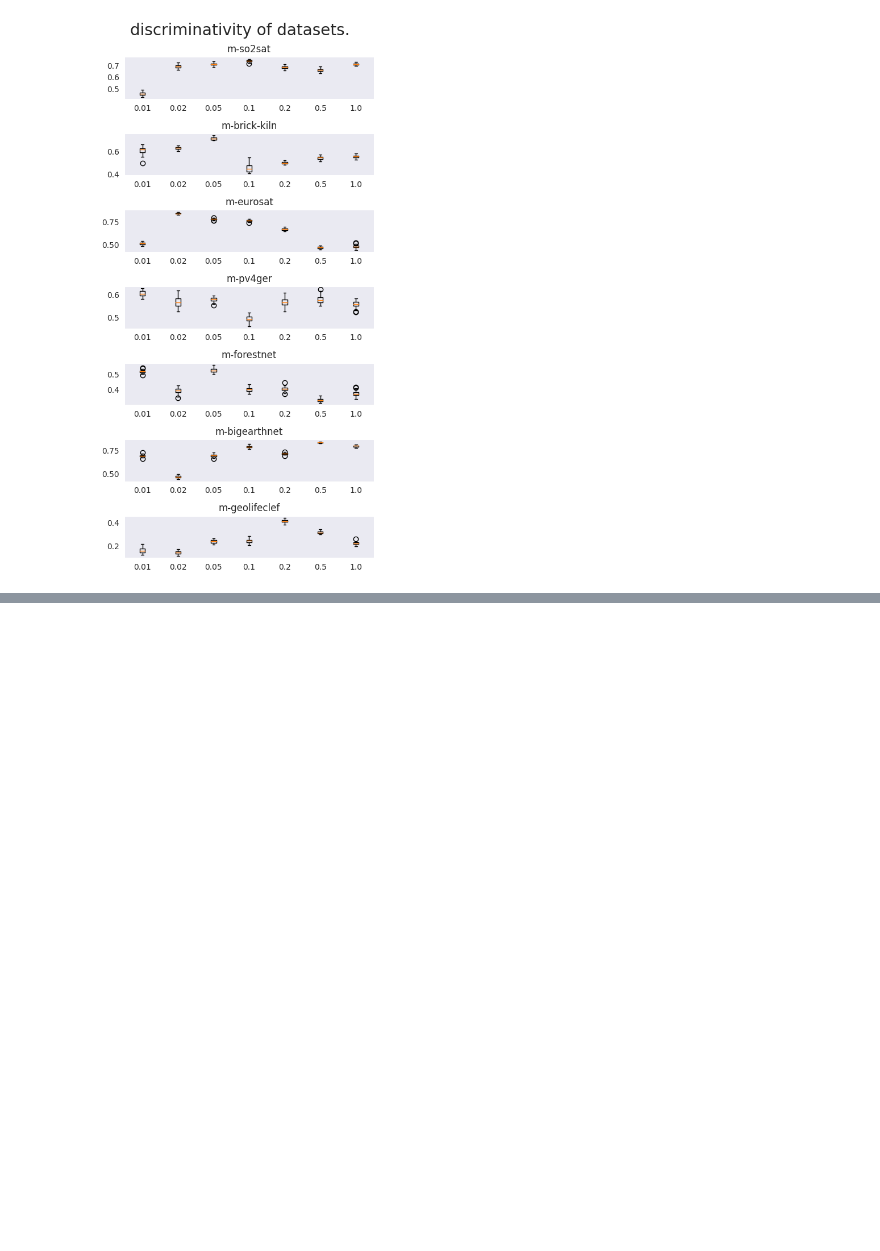
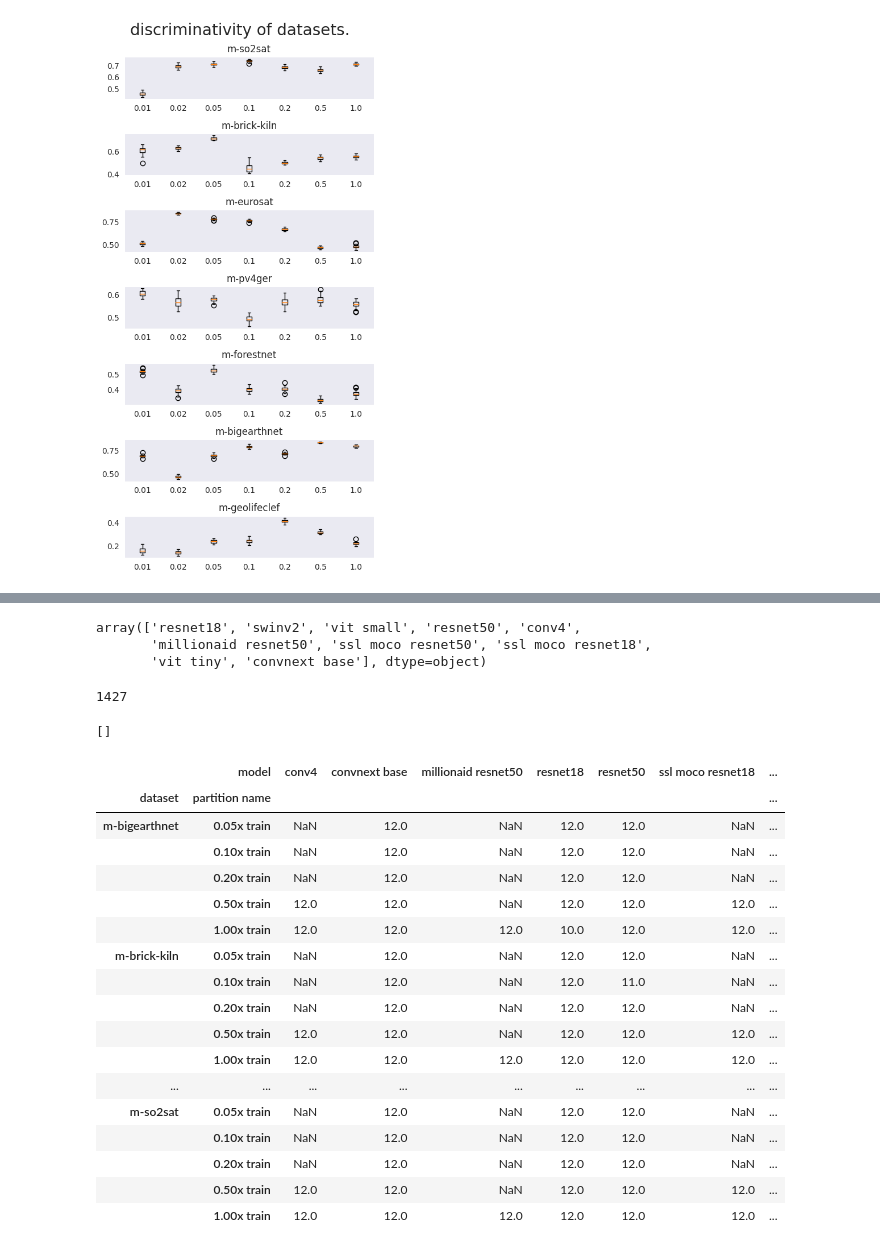
Before and after one commit to ServiceNow/geo-bench, a Jupyter notebook: ccb/experiment/parse_results.ipynb, the cells around one changed output, grey strips where cells are left out. Saved outputs shown, nothing was run; the diff lists cells and outputs as text; code cells hidden in the pictures; blank space fills up the shorter version.

```diff
--- a/ccb/experiment/parse_results.ipynb
+++ b/ccb/experiment/parse_results.ipynb
@@ -127,0 +146,43 @@ array(['1.00x train', 'default'], dtype=object)
+# %%
+df.model.unique()
+# %% [output]
+array(['resnet18', 'swinv2', 'vit small', 'resnet50', 'conv4',
+       'millionaid resnet50', 'ssl moco resnet50', 'ssl moco resnet18',
+       'vit tiny', 'convnext base'], dtype=object)
+# %%
+import glob
+from pathlib import Path
+classification_dir = '/mnt/data/experiments/nils/final_classification_seeded_runs'
+# classification_dir =  '/mnt/data/experiments/nils/last_classification_sweeps'
+
+path = str(Path(classification_dir) / "**" / "**"  / "**" / "csv_logs" / "**" / "config.yaml")
+# path = str(Path(classification_dir) / "**" / "csv_logs" / "**" / "config.yaml")
+dirs = glob.glob(path, recursive=False)
+len(dirs)
+# %% [output]
+1427
+# %%
+dirs
+# %% [output]
+[]
+# %%
+parse_results.count_exp()
+# %% [output]
+|  | model | conv4 | convnext base | millionaid resnet50 | resnet18 | resnet50 | ssl moco resnet18 | ... |
+| dataset | partition name |  |  |  |  |  |  | ... |
+| m-bigearthnet | 0.05x train | NaN | 12.0 | NaN | 12.0 | 12.0 | NaN | ... |
+|  | 0.10x train | NaN | 12.0 | NaN | 12.0 | 12.0 | NaN | ... |
+|  | 0.20x train | NaN | 12.0 | NaN | 12.0 | 12.0 | NaN | ... |
+|  | 0.50x train | 12.0 | 12.0 | NaN | 12.0 | 12.0 | 12.0 | ... |
+|  | 1.00x train | 12.0 | 12.0 | 12.0 | 10.0 | 12.0 | 12.0 | ... |
+| m-brick-kiln | 0.05x train | NaN | 12.0 | NaN | 12.0 | 12.0 | NaN | ... |
+|  | 0.10x train | NaN | 12.0 | NaN | 12.0 | 11.0 | NaN | ... |
+|  | 0.20x train | NaN | 12.0 | NaN | 12.0 | 12.0 | NaN | ... |
+|  | 0.50x train | 12.0 | 12.0 | NaN | 12.0 | 12.0 | 12.0 | ... |
+|  | 1.00x train | 12.0 | 12.0 | 12.0 | 12.0 | 12.0 | 12.0 | ... |
+| ... | ... | ... | ... | ... | ... | ... | ... | ... |
+| m-so2sat | 0.05x train | NaN | 12.0 | NaN | 12.0 | 12.0 | NaN | ... |
+|  | 0.10x train | NaN | 12.0 | NaN | 12.0 | 12.0 | NaN | ... |
+|  | 0.20x train | NaN | 12.0 | NaN | 12.0 | 12.0 | NaN | ... |
+|  | 0.50x train | 12.0 | 12.0 | NaN | 12.0 | 12.0 | 12.0 | ... |
+|  | 1.00x train | 12.0 | 12.0 | 12.0 | 12.0 | 12.0 | 12.0 | ... |
```
Also changed, not shown: parts of 6 cells of this notebook, 10 other files.
